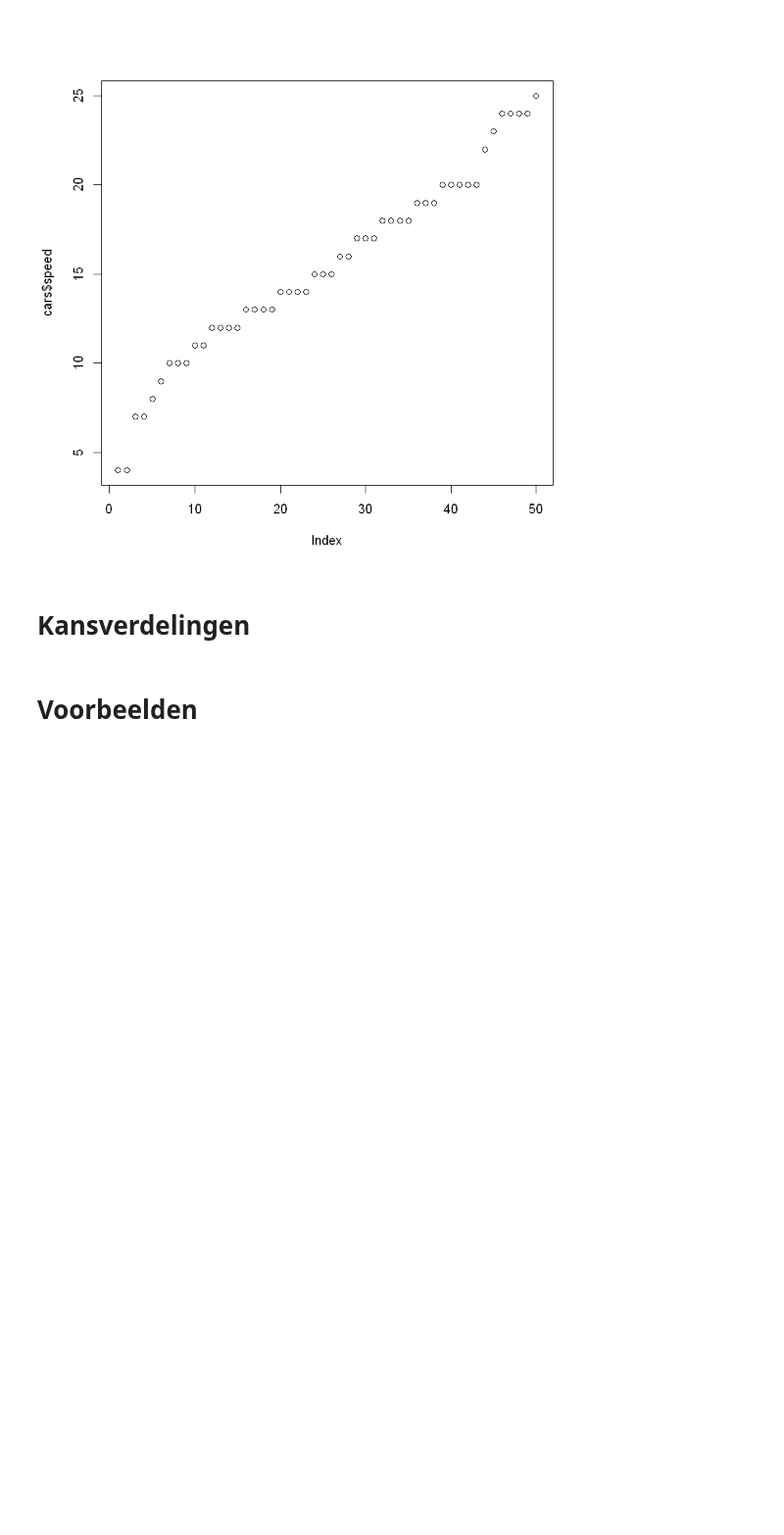
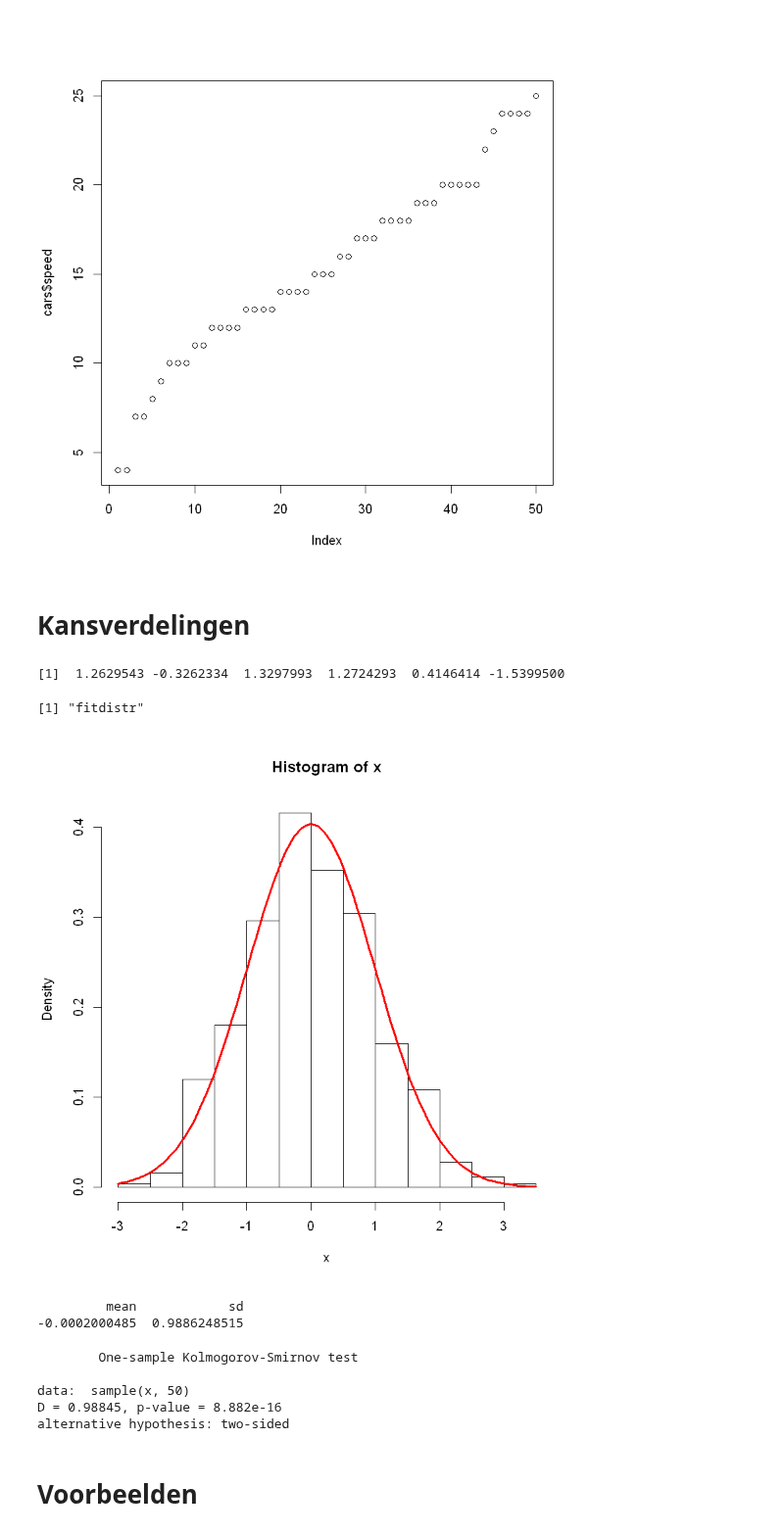
Before and after one commit to darkeclipz/jupyter-notebooks, a Jupyter notebook: Programming/R Tutorial.ipynb, the cells around one changed output. Shown at 98% size. Drawn from its saved outputs; the diff is of its cells as text; code cells hidden in the pictures; blank space fills up the shorter version.

```diff
--- a/Programming/R Tutorial.ipynb
+++ b/Programming/R Tutorial.ipynb
@@ -496,3 +499,35 @@ plot(cars$speed)
+# %%
+head(x)
+# %% [output]
+[1]  1.2629543 -0.3262334  1.3297993  1.2724293  0.4146414 -1.5399500
+# %%
+library(MASS)
+fit <- fitdistr(x, "normal")
+class(fit)
+# [1] "fitdistr"
+
+para <- fit$estimate
+#         mean            sd
+#-0.0002000485  0.9886248515
+
+hist(x, prob = TRUE)
+curve(dnorm(x, para[1], para[2]), col = 2, add = TRUE, lw=3)
+# %% [output]
+[1] "fitdistr"
+[figure, added]
+# %%
+para
+# %% [output]
+         mean            sd
+-0.0002000485  0.9886248515
+# %%
+ks.test(sample(x, 50), "dnorm", 0, 1)
+# %% [output]
+        One-sample Kolmogorov-Smirnov test
+
+data:  sample(x, 50)
+D = 0.98845, p-value = 8.882e-16
+alternative hypothesis: two-sided
 # %% [markdown]
 # Voorbeelden
 # %% [markdown]
```
Also changed, not shown: parts of 1 cell of this notebook.
